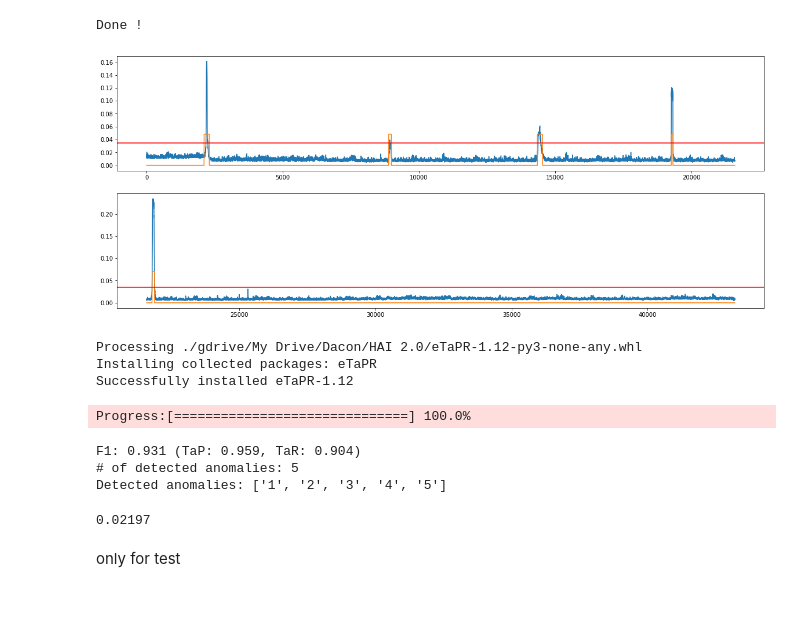
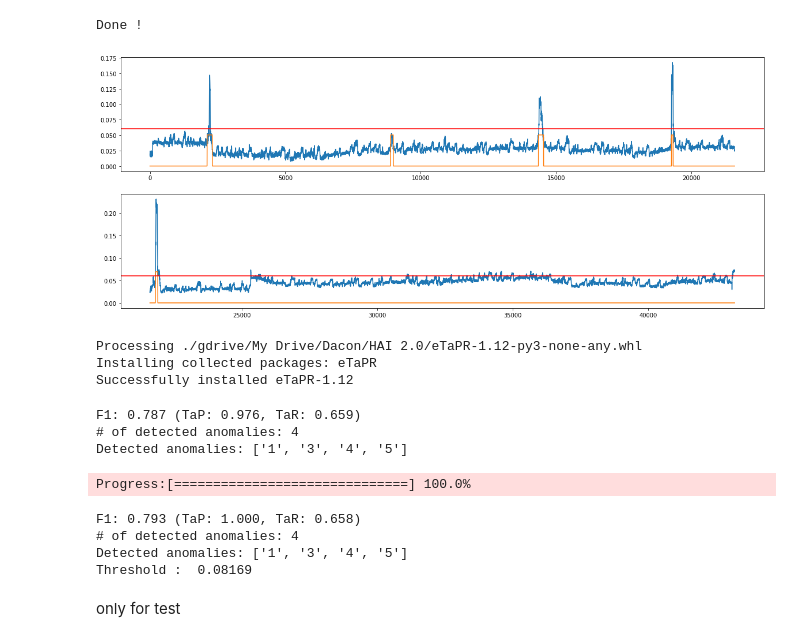
Before and after one commit to mod96/hiddenlayer, a Jupyter notebook: Projects/Dacon-HAI2.0/HAI2.0_baseline.ipynb, the cells around one changed output. Drawn from its saved outputs; the diff is of its cells as text; code cells hidden in the pictures; blank space fills up the shorter version.

```diff
--- a/Projects/Dacon-HAI2.0/HAI2.0_baseline.ipynb
+++ b/Projects/Dacon-HAI2.0/HAI2.0_baseline.ipynb
@@ -294,24 +294,24 @@ def validation_test(valid_sequence_front, valid_sequence_back, valid_label, Mode
         tf.keras.backend.clear_session()
         model_front = tf.keras.models.load_model(path+Modelname[0]+'.h5')
         for batch_idx in batch_idxs:
-            target = valid_sequence_front[batch_idx][0]
-            real_data = valid_sequence_front[batch_idx][1]
+            target = valid_sequence_front[batch_idx][1][0]
+            real_data = valid_sequence_front[batch_idx][1][1]
             real_idxs = [i for i in range( timelen + batch_size * batch_idx, timelen + batch_size * batch_idx + len(target) ) ]
             with tf.device('/device:GPU:0'):
                 predicted_front = model_front.predict(target)
-            submission[real_idxs] += np.asarray(list(map(np.mean, np.abs(real_data - np.asarray(predicted_front)))))
+            submission[real_idxs] += np.asarray(list(map(np.mean, np.abs(real_data - np.asarray(predicted_front[1])))))
             inc += 1
             sys.stderr.write('\r\033[K' + get_progressbar_str(inc/L))
             sys.stderr.flush()
 
         model_back = tf.keras.models.load_model(path+Modelname[1]+'.h5')
         for batch_idx in batch_idxs:
-            target = valid_sequence_back[batch_idx][0]
-            real_data = valid_sequence_back[batch_idx][1]
+            target = valid_sequence_back[batch_idx][1][0]
+            real_data = valid_sequence_back[batch_idx][1][1]
             real_idxs = [i for i in range( len(submission) - 1 - timelen - batch_size * batch_idx, len(submission) - 1 - timelen - batch_size * batch_idx - len(target), -1 ) ]
             with tf.device('/device:GPU:0'):
                 predicted_back = model_back.predict(target)
-            submission[real_idxs] += np.asarray(list(map(np.mean, np.abs(real_data - np.asarray(predicted_back)))))
+            submission[real_idxs] += np.asarray(list(map(np.mean, np.abs(real_data - np.asarray(predicted_back[1])))))
             inc += 1
             sys.stderr.write('\r\033[K' + get_progressbar_str(inc/L))
             sys.stderr.flush()
@@ -330,23 +330,23 @@ Done !
 # %%
 def check_graph(xs, att, piece=2, THRESHOLD=None):
     l = xs.shape[0]
     chunk = l // piece
     fig, axs = plt.subplots(piece, figsize=(20, 4 * piece))
     for i in range(piece):
         L = i * chunk
         R = min(L + chunk, l)
         xticks = range(L, R)
         axs[i].plot(xticks, xs[L:R])
         if len(xs[L:R]) > 0:
             peak = max(xs[L:R])
             axs[i].plot(xticks, att[L:R] * peak * 0.3)
         if THRESHOLD!=None:
             axs[i].axhline(y=THRESHOLD, color='r')
     plt.show()
 
-check_graph(submission_val.values, valid_label, THRESHOLD= 0.035)
+check_graph(submission_val.values, valid_label, THRESHOLD= 0.06)
 # %% [output]
-[figure, old version]
+[figure, new version]
 # %%
 ! pip install '/content/gdrive/My Drive/Dacon/HAI 2.0/eTaPR-1.12-py3-none-any.whl'
 # %% [output]
@@ -357,15 +357,19 @@ Successfully installed eTaPR-1.12
 from TaPR_pkg import etapr
 # %%
 # 먼저 어디부터 어디까지로 할지 정해야 한다.
-final = put_labels(submission_val.values, 0.03)
+final = put_labels(submission_val.values, 0.08)
 TaPR = etapr.evaluate(anomalies=valid_label, predictions=final)
 print(f"F1: {TaPR['f1']:.3f} (TaP: {TaPR['TaP']:.3f}, TaR: {TaPR['TaR']:.3f})")
 print(f"# of detected anomalies: {len(TaPR['Detected_Anomalies'])}")
 print(f"Detected anomalies: {TaPR['Detected_Anomalies']}")
+# %% [output]
+F1: 0.787 (TaP: 0.976, TaR: 0.659)
+# of detected anomalies: 4
+Detected anomalies: ['1', '3', '4', '5']
 # %%
 res = []
-ff = 0.02
-ee = 0.03
+ff = 0.08
+ee = 0.09
 NN = 1000
 inc = 0
 for i in range(NN):
@@ -385,13 +389,10 @@ print(f"Detected anomalies: {TaPR['Detected_Anomalies']}")
 print("Threshold : ",threshold)
 # %% [output]
 Progress:[==============================] 100.0%
-F1: 0.931 (TaP: 0.959, TaR: 0.904)
-# of detected anomalies: 5
-Detected anomalies: ['1', '2', '3', '4', '5']
+F1: 0.793 (TaP: 1.000, TaR: 0.658)
+# of detected anomalies: 4
+Detected anomalies: ['1', '3', '4', '5']
+Threshold :  0.08169
-# %%
-threshold
-# %% [output]
-0.02197
 # %% [markdown]
 only for test
 # %%
```
Also changed, not shown: parts of 4 cells of this notebook, 5 other files.
